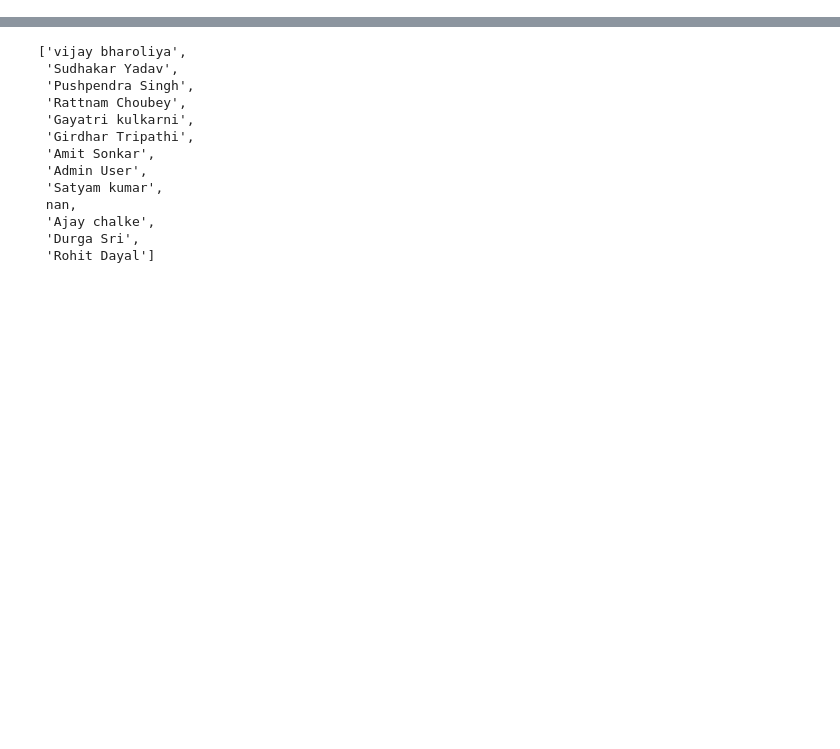
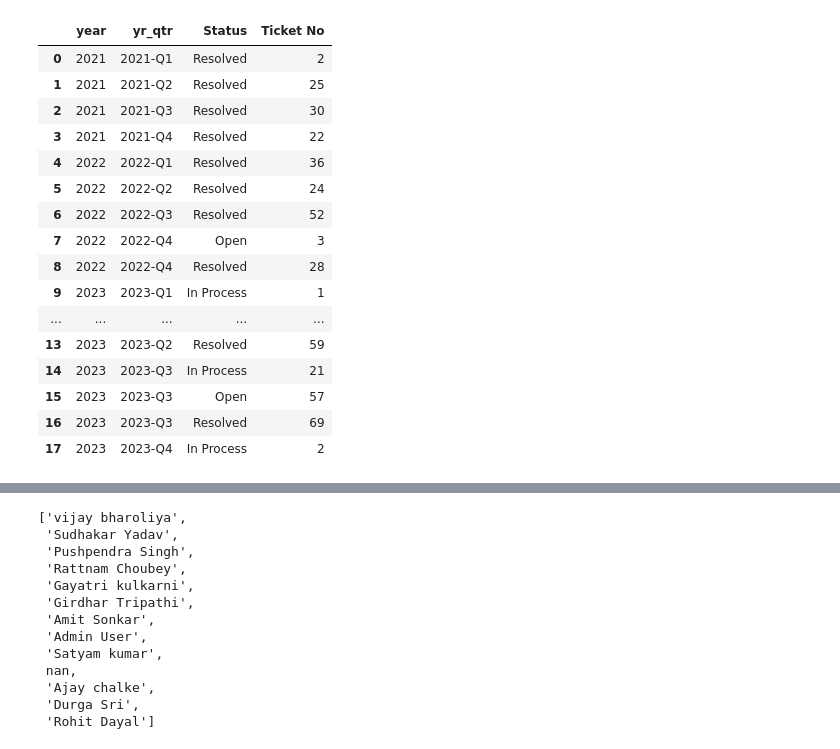
Before and after one commit to ratankj/streamlit_accen_tickets, a Jupyter notebook: code_stremlit.ipynb, the cells around one changed output, grey strips where cells are left out. Cells and saved outputs as stored; diff of their text form; code cells hidden in the pictures; blank space fills up the shorter version.

```diff
--- a/code_stremlit.ipynb
+++ b/code_stremlit.ipynb
@@ -18,0 +117,23 @@ ticket_df.head()
+# %%
+df2=ticket_df.groupby(['year','yr_qtr','Status'])['Ticket No'].count()
+df2=pd.DataFrame(df2)
+df2=df2.reset_index()
+df2
+# %% [output]
+|  | year | yr_qtr | Status | Ticket No |
+| 0 | 2021 | 2021-Q1 | Resolved | 2 |
+| 1 | 2021 | 2021-Q2 | Resolved | 25 |
+| 2 | 2021 | 2021-Q3 | Resolved | 30 |
+| 3 | 2021 | 2021-Q4 | Resolved | 22 |
+| 4 | 2022 | 2022-Q1 | Resolved | 36 |
+| 5 | 2022 | 2022-Q2 | Resolved | 24 |
+| 6 | 2022 | 2022-Q3 | Resolved | 52 |
+| 7 | 2022 | 2022-Q4 | Open | 3 |
+| 8 | 2022 | 2022-Q4 | Resolved | 28 |
+| 9 | 2023 | 2023-Q1 | In Process | 1 |
+| ... | ... | ... | ... | ... |
+| 13 | 2023 | 2023-Q2 | Resolved | 59 |
+| 14 | 2023 | 2023-Q3 | In Process | 21 |
+| 15 | 2023 | 2023-Q3 | Open | 57 |
+| 16 | 2023 | 2023-Q3 | Resolved | 69 |
+| 17 | 2023 | 2023-Q4 | In Process | 2 |
```
Also changed, not shown: parts of 24 cells of this notebook, 2 other files.
